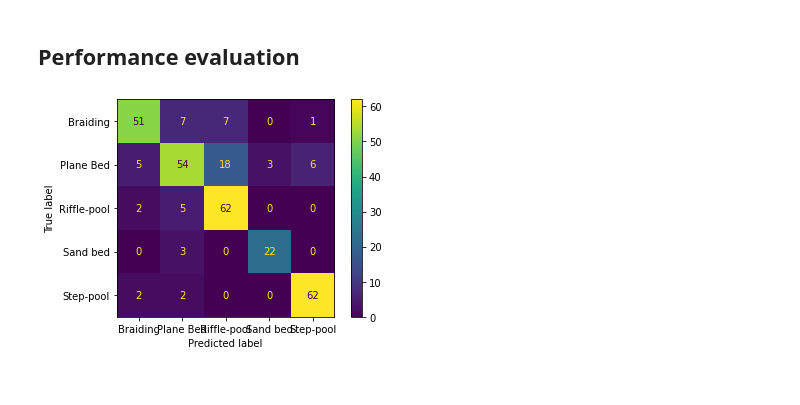
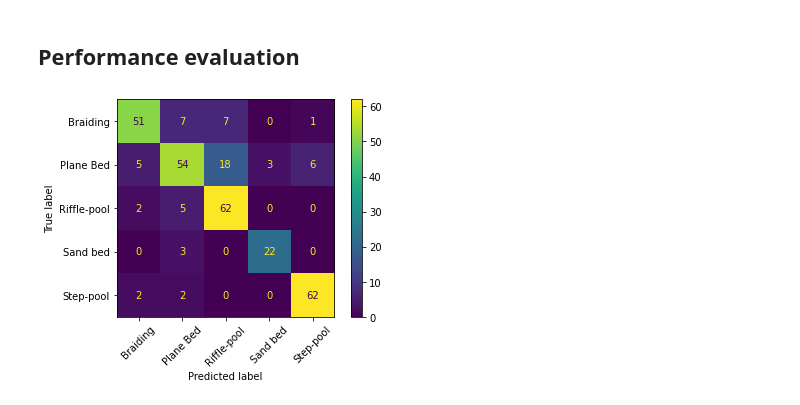
Before and after one commit to ricardovobarros/hydro-informatics, a Jupyter notebook: morphology_predictor/morphology_predictor_svm.ipynb, the cells around one changed output. Cells and saved outputs as stored; diff of their text form; code cells hidden in the pictures.

Commit message:
added heatmap

```diff
--- a/morphology_predictor/morphology_predictor_SVC.ipynb
+++ b/morphology_predictor/morphology_predictor_svm.ipynb
@@ -435,11 +434,12 @@ Error (1-Accuracy) of h_opt on testing data:
 # %%
 from sklearn.metrics import plot_confusion_matrix
 
 #plot confution Matrix
 plot_confusion_matrix(h_opt, # trained optimal hypothesis model
                       X_test,
                       y_test,
                      )
+plt.xticks(rotation=45)
 plt.show()
 # %% [output]
-[figure, old version]
+[figure, new version]
```
Also changed, not shown: parts of 2 cells of this notebook.
